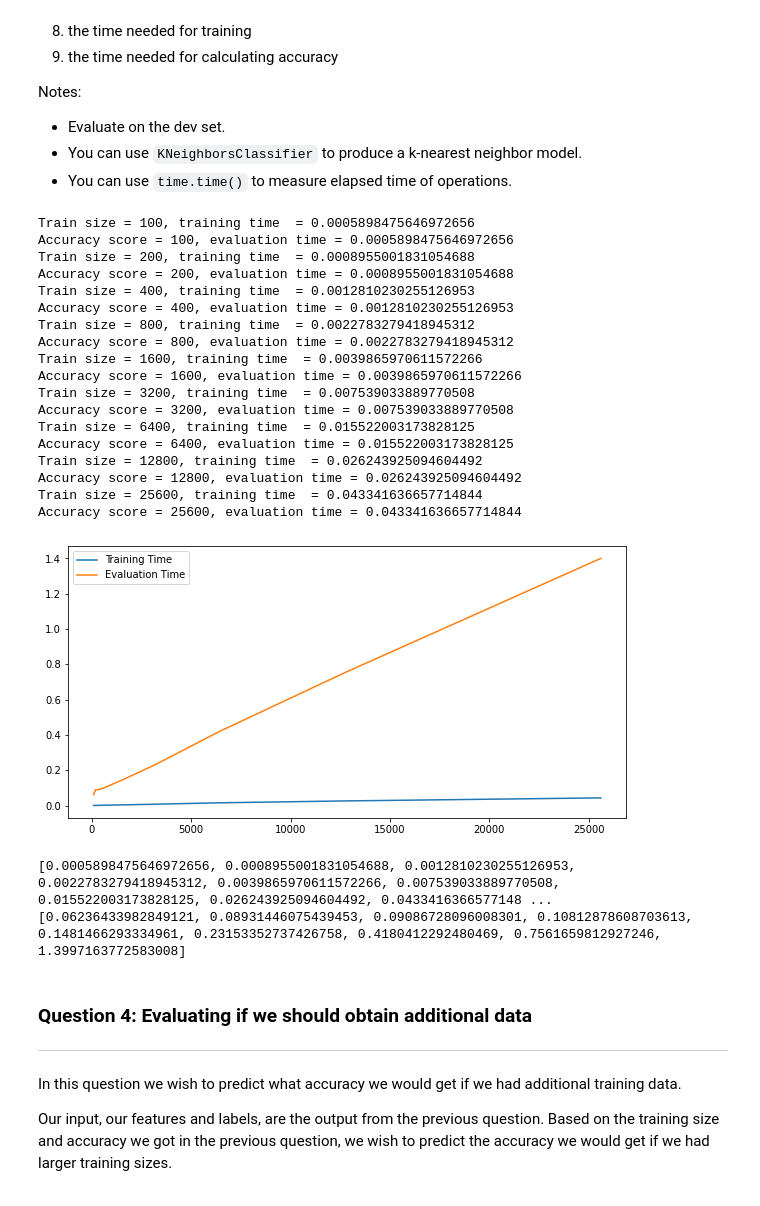
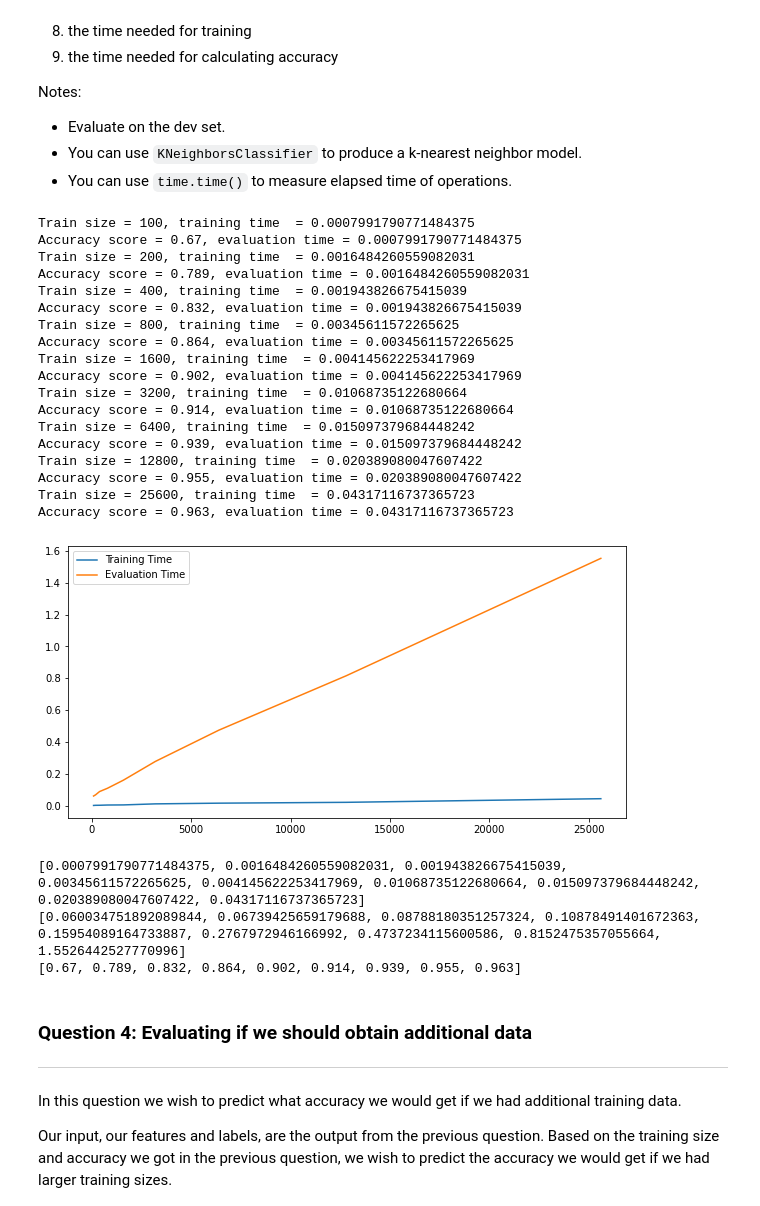
Before and after one commit to marciayyl/w207, a Jupyter notebook: Yiying_Liu_project1.ipynb, the cells around one changed output. Drawn from its saved outputs; the diff is of its cells as text; code cells hidden in the pictures.

```diff
--- a/Yiying_Liu_project1.ipynb
+++ b/Yiying_Liu_project1.ipynb
@@ -404,55 +416,58 @@ def Q3(train_sizes, accuracies, train_times, eval_times):
 
     acc_time = time.time()
     acc_score = knn.score(dev_data, dev_labels)
     eval_time = time.time() - acc_time
     eval_times.append(eval_time)
     print("Accuracy score = {}, evaluation time = {}".format(
-        train_size,
+        acc_score,
         train_time
         )
     )
+    accuracies.append(acc_score)
 
   fig = plt.figure(figsize=(10, 5))
   plt.plot(train_sizes, train_times, label = "Training Time")
   plt.plot(train_sizes, eval_times,  label = "Evaluation Time")
   plt.legend()
   plt.show()
   return accuracies, train_times, eval_times
 
 
 
 ### STUDENT END ###
 
 train_sizes = [100, 200, 400, 800, 1600, 3200, 6400, 12800, 25600]
 accuracies = []
 train_times = []
 eval_times = []
 
 accuracies, train_times, eval_times = Q3(train_sizes, accuracies, train_times, eval_times)
 print(train_times)
 print(eval_times)
+print(accuracies)
 # %% [output]
-Train size = 100, training time  = 0.0005898475646972656
-Accuracy score = 100, evaluation time = 0.0005898475646972656
-Train size = 200, training time  = 0.0008955001831054688
-Accuracy score = 200, evaluation time = 0.0008955001831054688
-Train size = 400, training time  = 0.0012810230255126953
-Accuracy score = 400, evaluation time = 0.0012810230255126953
-Train size = 800, training time  = 0.0022783279418945312
-Accuracy score = 800, evaluation time = 0.0022783279418945312
-Train size = 1600, training time  = 0.0039865970611572266
-Accuracy score = 1600, evaluation time = 0.0039865970611572266
-Train size = 3200, training time  = 0.007539033889770508
-Accuracy score = 3200, evaluation time = 0.007539033889770508
-Train size = 6400, training time  = 0.015522003173828125
-Accuracy score = 6400, evaluation time = 0.015522003173828125
-Train size = 12800, training time  = 0.026243925094604492
-Accuracy score = 12800, evaluation time = 0.026243925094604492
-Train size = 25600, training time  = 0.043341636657714844
-Accuracy score = 25600, evaluation time = 0.043341636657714844
+Train size = 100, training time  = 0.0007991790771484375
+Accuracy score = 0.67, evaluation time = 0.0007991790771484375
+Train size = 200, training time  = 0.0016484260559082031
+Accuracy score = 0.789, evaluation time = 0.0016484260559082031
+Train size = 400, training time  = 0.001943826675415039
+Accuracy score = 0.832, evaluation time = 0.001943826675415039
+Train size = 800, training time  = 0.00345611572265625
+Accuracy score = 0.864, evaluation time = 0.00345611572265625
+Train size = 1600, training time  = 0.004145622253417969
+Accuracy score = 0.902, evaluation time = 0.004145622253417969
+Train size = 3200, training time  = 0.01068735122680664
+Accuracy score = 0.914, evaluation time = 0.01068735122680664
+Train size = 6400, training time  = 0.015097379684448242
+Accuracy score = 0.939, evaluation time = 0.015097379684448242
+Train size = 12800, training time  = 0.020389080047607422
+Accuracy score = 0.955, evaluation time = 0.020389080047607422
+Train size = 25600, training time  = 0.04317116737365723
+Accuracy score = 0.963, evaluation time = 0.04317116737365723
-[figure, old version]
+[figure, new version]
-[0.0005898475646972656, 0.0008955001831054688, 0.0012810230255126953, 0.0022783279418945312, 0.0039865970611572266, 0.007539033889770508, 0.015522003173828125, 0.026243925094604492, 0.0433416366577148 ...
-[0.06236433982849121, 0.08931446075439453, 0.09086728096008301, 0.10812878608703613, 0.1481466293334961, 0.23153352737426758, 0.4180412292480469, 0.7561659812927246, 1.3997163772583008]
+[0.0007991790771484375, 0.0016484260559082031, 0.001943826675415039, 0.00345611572265625, 0.004145622253417969, 0.01068735122680664, 0.015097379684448242, 0.020389080047607422, 0.04317116737365723]
+[0.060034751892089844, 0.06739425659179688, 0.08788180351257324, 0.10878491401672363, 0.15954089164733887, 0.2767972946166992, 0.4737234115600586, 0.8152475357055664, 1.5526442527770996]
+[0.67, 0.789, 0.832, 0.864, 0.902, 0.914, 0.939, 0.955, 0.963]
 # %% [markdown]
 ### Question 4: Evaluating if we should obtain additional data
 ---
```
Also changed, not shown: parts of 5 cells of this notebook.
